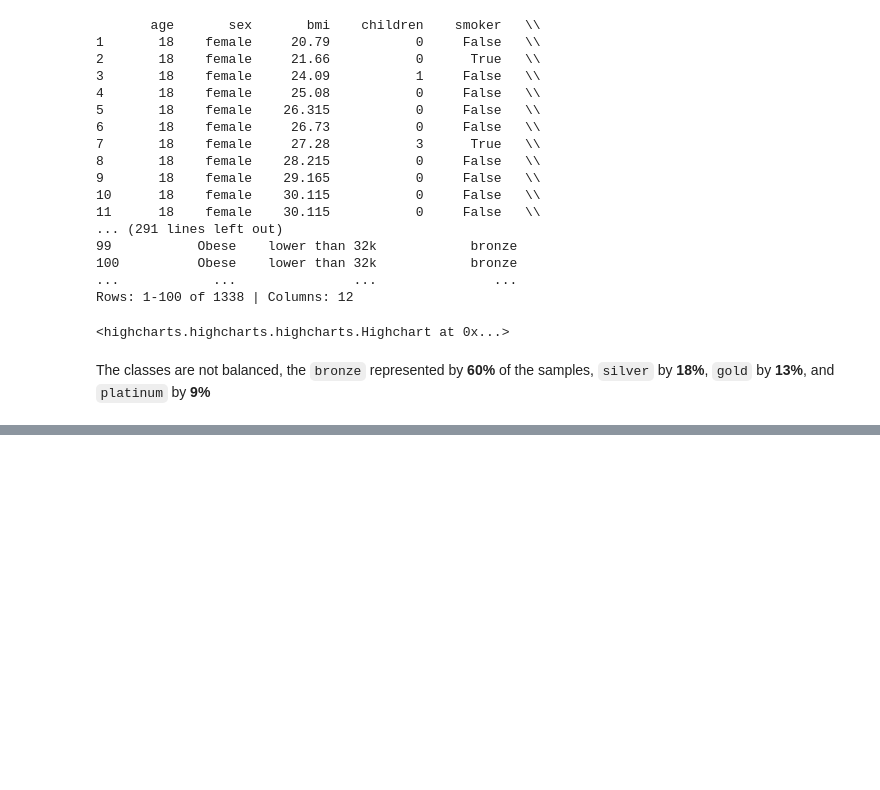
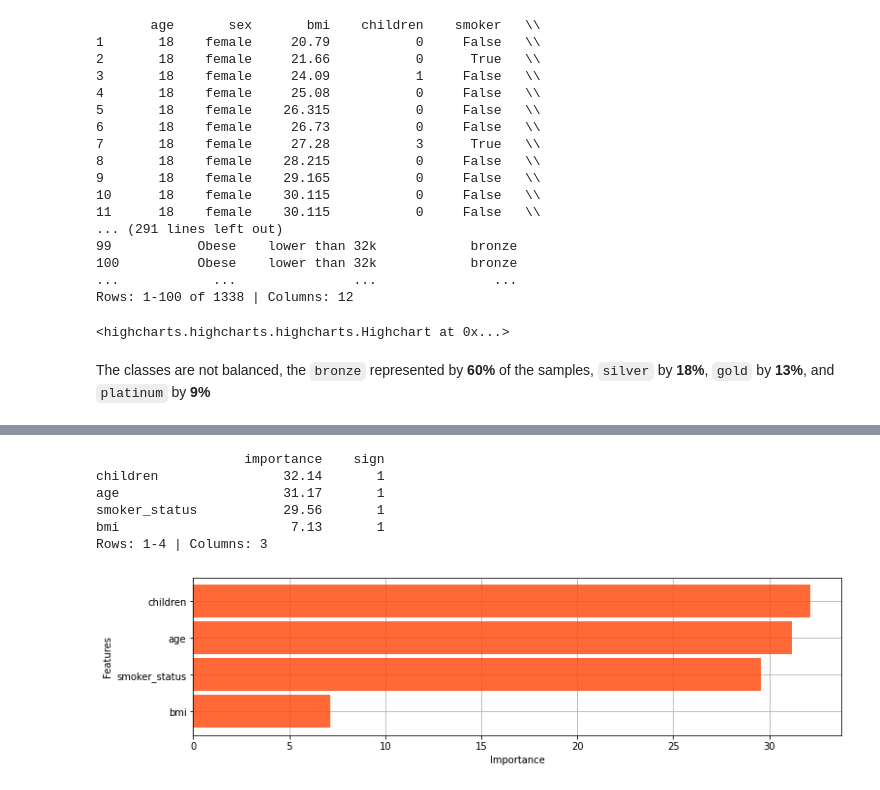
Before and after one commit to zaboura/VerticaPy, a Jupyter notebook: Health Insurance Analysis.ipynb, the cells around one changed output, grey strips where cells are left out. Cells and saved outputs as stored; diff of their text form; code cells hidden in the pictures; blank space fills up the shorter version.

```diff
--- a/Health Insurance Analysis.ipynb
+++ b/Health Insurance Analysis.ipynb
@@ -687,8 +711,8 @@ rf_model = RandomForestClassifier(name="insurance.randf_model_insurance",
                                              min_samples_leaf=2,
                                              min_info_gain=0.0,
                                              nbins=32)
-
-predictors = ['sex', 'smoker_status', 'region', 'ws', 'age', 'children']
+# selected features
+predictors = ['sex', 'smoker_status', 'region', 'bmi', 'age', 'children']
 target = "insurance_plan"
 # train the model
 rf_model.fit(train_data,
@@ -730,4 +755,5 @@ The goal is to maximize the recall, for instance, maximize : (number of predicte
 # %%
+# XGBoost model definition
 xgb_model = XGBoostClassifier(name="insurance.xgb_model_insurance",
                               max_ntree=20,
                               max_depth=6,
@@ -741,8 +767,11 @@ xgb_model = XGBoostClassifier(name="insurance.xgb_model_insurance",
                               col_sample_by_tree=1.0,
                               col_sample_by_node=1.0,)
 
+# we remove 'sex' feature to avoid any gender bias
+xgb_predictors = ['sex', 'smoker_status', 'region', 'bmi', 'age', 'children']
+# fit XGBoost model
 xgb_model.fit(train_data,
-              predictors,
+              xgb_predictors,
               target)
 # %% [output]
 ===========
@@ -926,0 +965,29 @@ Accuracy   Marco-Recall    Marco-Precision      Macro-F1                  Weight
+# %%
+# define the random forest model
+prod_rf_model = RandomForestClassifier(name="insurance.prod_randf_model_insurance",
+                                       n_estimators=25,
+                                       max_features="auto",
+                                       max_leaf_nodes=70,
+                                       sample=1.0,
+                                       max_depth=6,
+                                       min_samples_leaf=2,
+                                       min_info_gain=0.0,
+                                       nbins=32)
+# selected features
+prod_predictors = ['smoker_status', 'bmi', 'age', 'children']
+target = "insurance_plan"
+# train the model
+prod_rf_model.fit(train_data,
+                  prod_predictors,
+                  target)
+
+# feature importance for our random forest model
+prod_rf_model.features_importance()
+# %% [output]
+                   importance    sign
+children                32.14       1
+age                     31.17       1
+smoker_status           29.56       1
+bmi                      7.13       1
+Rows: 1-4 | Columns: 3
+[figure, added]
```
Also changed, not shown: parts of 50 cells of this notebook.
